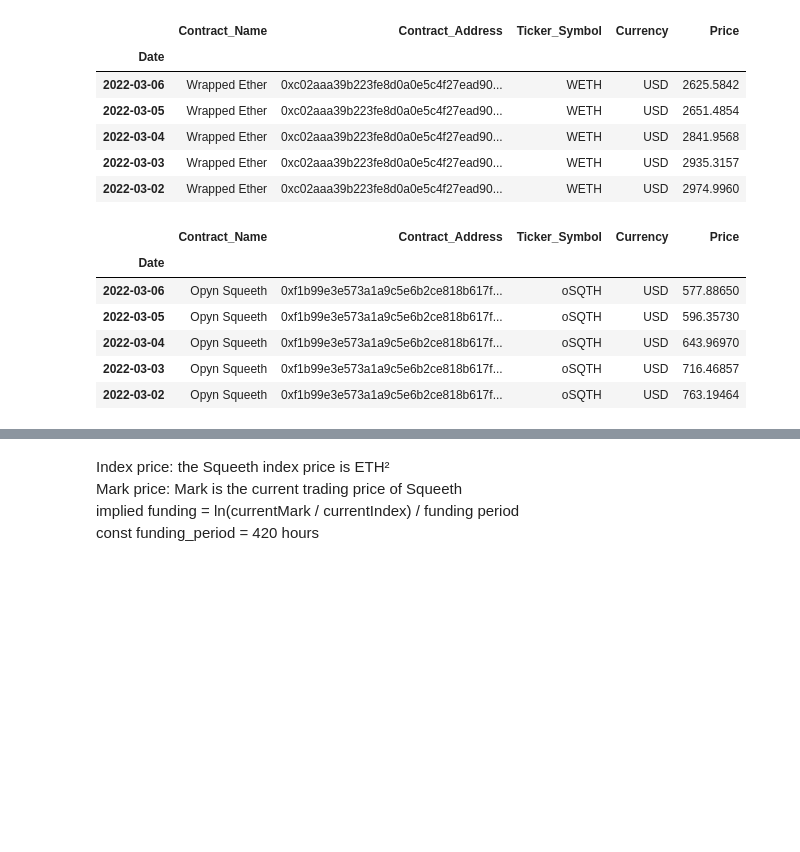
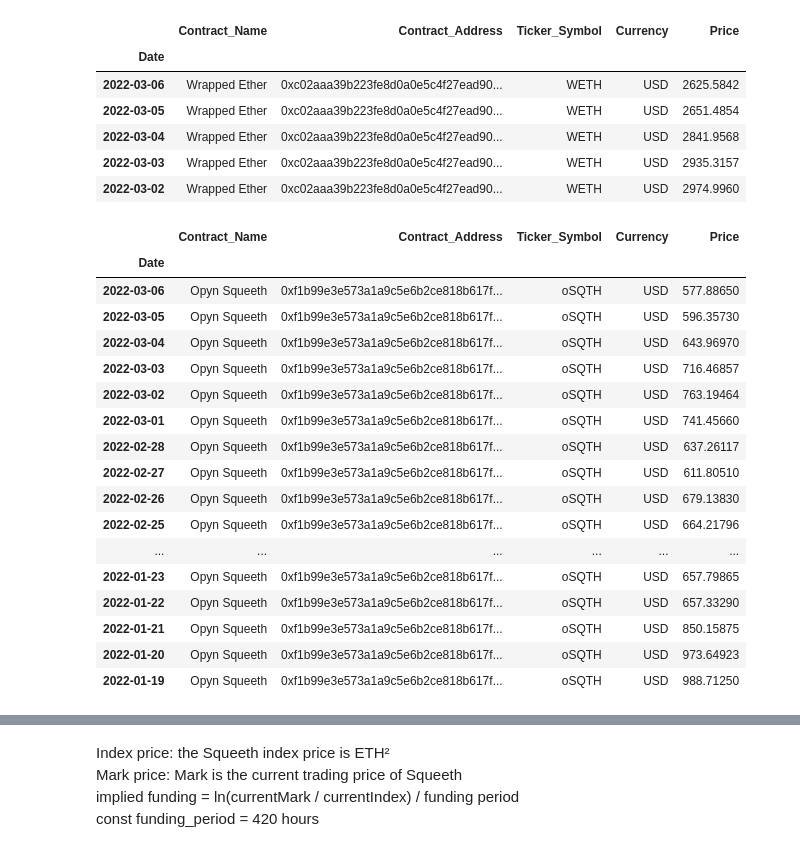
Before and after one commit to rohansanjay/squeeth-analytics, a Jupyter notebook: padelis/notebooks/squeethlab.ipynb, the cells around one changed output, grey strips where cells are left out. Cells and saved outputs as stored; diff of their text form; code cells hidden in the pictures; blank space fills up the shorter version.

```diff
--- a/padelis/notebooks/squeethlab.ipynb
+++ b/padelis/notebooks/squeethlab.ipynb
@@ -26,15 +27,26 @@ eth_historical.head()
 # %%
 osqueeth_historical = pd.read_pickle(osqueeth_historical)
 osqueeth_historical = osqueeth_historical.set_index('Date')
-osqueeth_historical.head()
+osqueeth_historical
 # %% [output]
 |  | Contract_Name | Contract_Address | Ticker_Symbol | Currency | Price |
 | Date |  |  |  |  |  |
 | 2022-03-06 | Opyn Squeeth | 0xf1b99e3e573a1a9c5e6b2ce818b617f... | oSQTH | USD | 577.88650 |
 | 2022-03-05 | Opyn Squeeth | 0xf1b99e3e573a1a9c5e6b2ce818b617f... | oSQTH | USD | 596.35730 |
 | 2022-03-04 | Opyn Squeeth | 0xf1b99e3e573a1a9c5e6b2ce818b617f... | oSQTH | USD | 643.96970 |
 | 2022-03-03 | Opyn Squeeth | 0xf1b99e3e573a1a9c5e6b2ce818b617f... | oSQTH | USD | 716.46857 |
 | 2022-03-02 | Opyn Squeeth | 0xf1b99e3e573a1a9c5e6b2ce818b617f... | oSQTH | USD | 763.19464 |
+| 2022-03-01 | Opyn Squeeth | 0xf1b99e3e573a1a9c5e6b2ce818b617f... | oSQTH | USD | 741.45660 |
+| 2022-02-28 | Opyn Squeeth | 0xf1b99e3e573a1a9c5e6b2ce818b617f... | oSQTH | USD | 637.26117 |
+| 2022-02-27 | Opyn Squeeth | 0xf1b99e3e573a1a9c5e6b2ce818b617f... | oSQTH | USD | 611.80510 |
+| 2022-02-26 | Opyn Squeeth | 0xf1b99e3e573a1a9c5e6b2ce818b617f... | oSQTH | USD | 679.13830 |
+| 2022-02-25 | Opyn Squeeth | 0xf1b99e3e573a1a9c5e6b2ce818b617f... | oSQTH | USD | 664.21796 |
+| ... | ... | ... | ... | ... | ... |
+| 2022-01-23 | Opyn Squeeth | 0xf1b99e3e573a1a9c5e6b2ce818b617f... | oSQTH | USD | 657.79865 |
+| 2022-01-22 | Opyn Squeeth | 0xf1b99e3e573a1a9c5e6b2ce818b617f... | oSQTH | USD | 657.33290 |
+| 2022-01-21 | Opyn Squeeth | 0xf1b99e3e573a1a9c5e6b2ce818b617f... | oSQTH | USD | 850.15875 |
+| 2022-01-20 | Opyn Squeeth | 0xf1b99e3e573a1a9c5e6b2ce818b617f... | oSQTH | USD | 973.64923 |
+| 2022-01-19 | Opyn Squeeth | 0xf1b99e3e573a1a9c5e6b2ce818b617f... | oSQTH | USD | 988.71250 |
 # %%
 historical = eth_historical.join(osqueeth_historical,how='inner',on=['Date'],lsuffix='_left', rsuffix='_right')
 historical.head()
```
Also changed, not shown: parts of 3 cells of this notebook, 15 other files.
